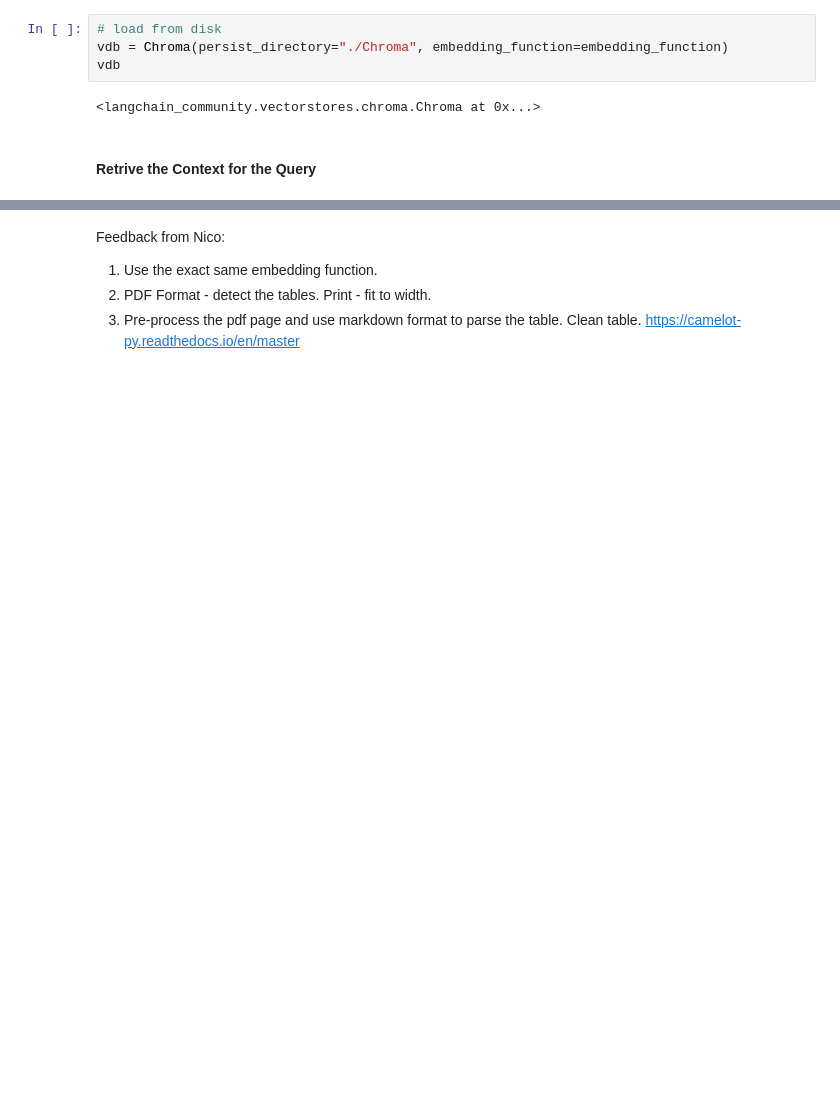
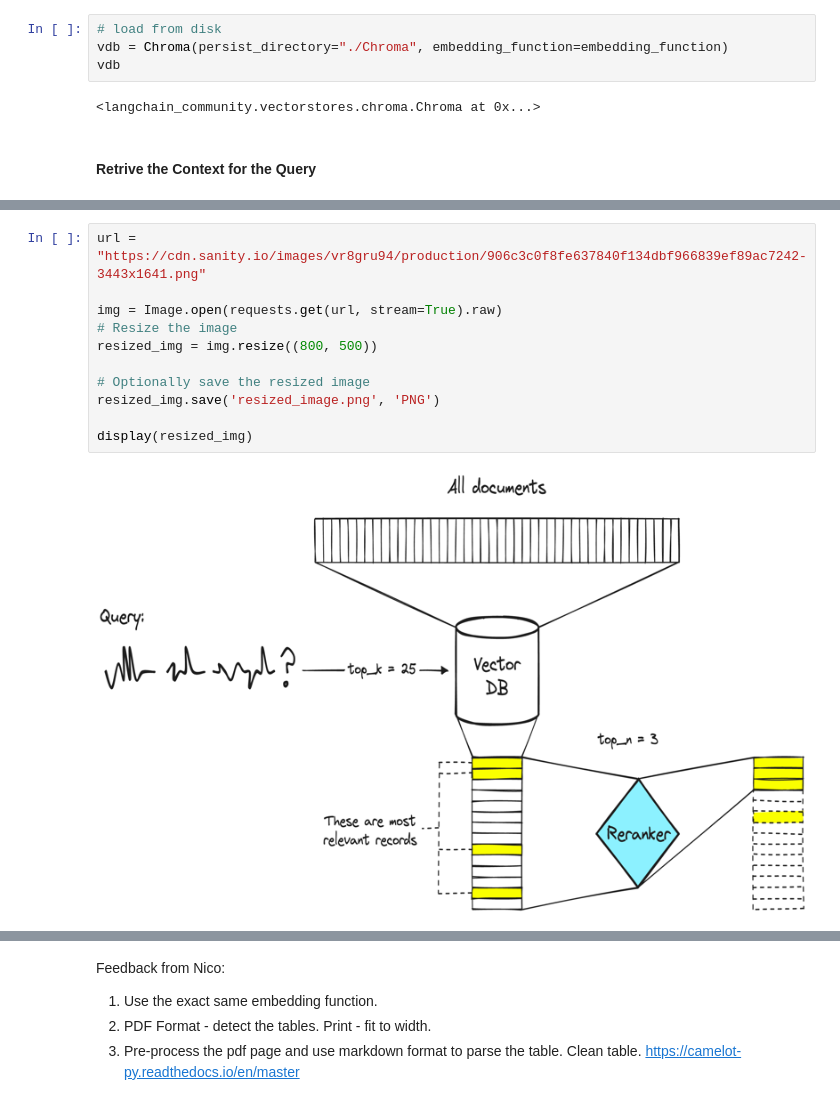
Before and after one commit to kevalshah90/re-rag-qa, a Jupyter notebook: t12_q&a.ipynb, the cells around one changed output, grey strips where cells are left out. Drawn from its saved outputs; the diff is of its cells as text; blank space fills up the shorter version.

```diff
--- a/t12_q&a.ipynb
+++ b/t12_q&a.ipynb
@@ -319,0 +577,13 @@ raw_index = VectorStoreIndex.from_documents(documents)
+# %%
+url = "https://cdn.sanity.io/images/vr8gru94/production/906c3c0f8fe637840f134dbf966839ef89ac7242-3443x1641.png"
+
+img = Image.open(requests.get(url, stream=True).raw)
+# Resize the image
+resized_img = img.resize((800, 500))
+
+# Optionally save the resized image
+resized_img.save('resized_image.png', 'PNG')
+
+display(resized_img)
+# %% [output]
+[figure, added]
```
Also changed, not shown: parts of 113 cells of this notebook.
